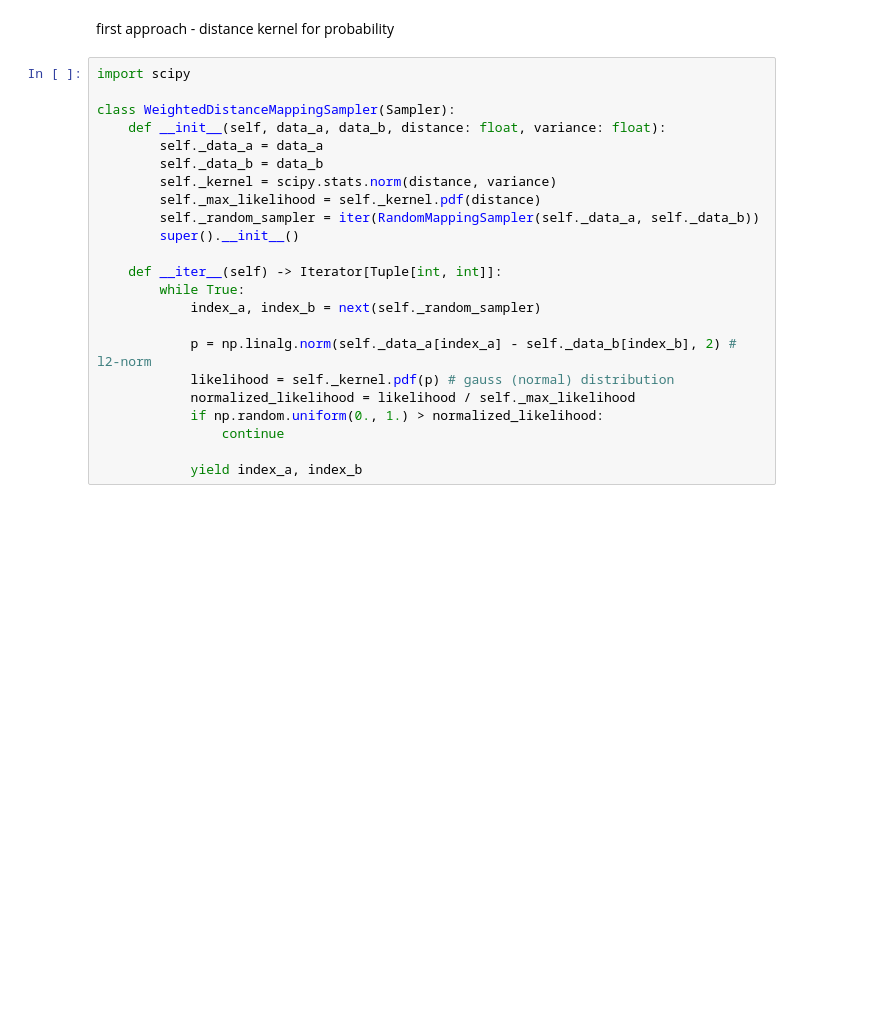
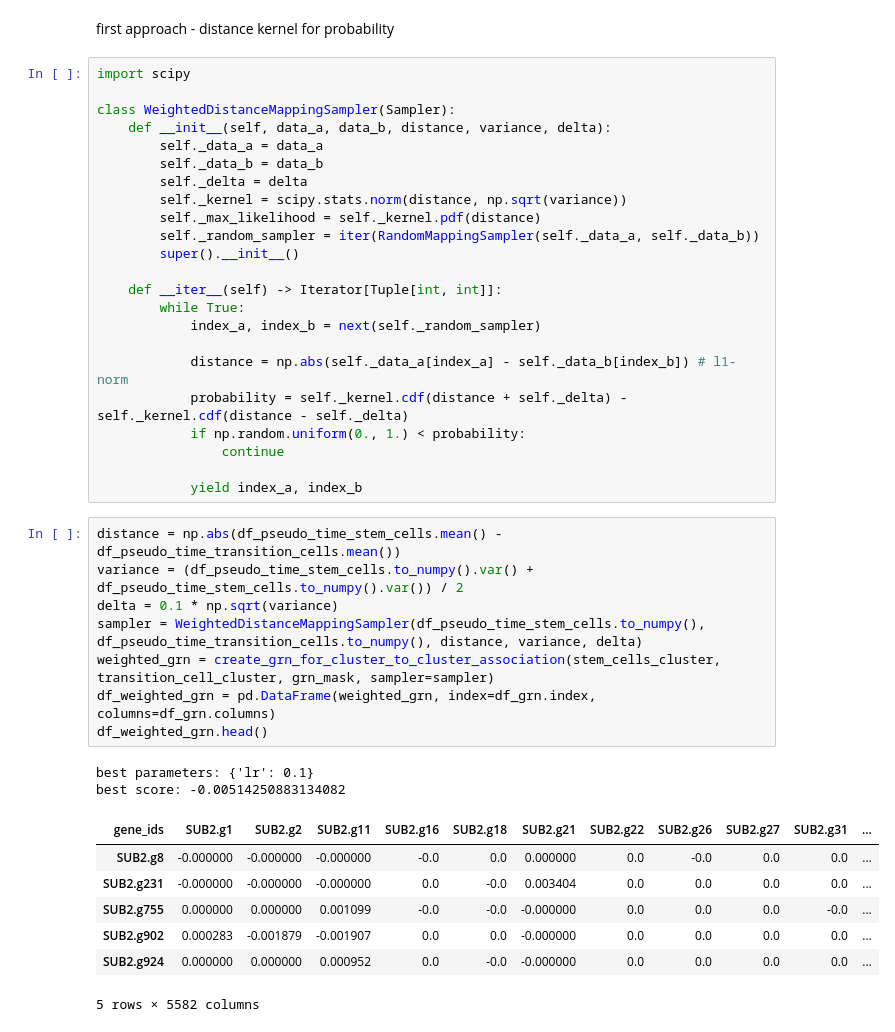
Before and after one commit to DavidWild02/BachelorThesis-ML-Gene-Interactions, a Jupyter notebook: GRNbetweenCellTypes.ipynb, the cells around one changed output. Drawn from its saved outputs; the diff is of its cells as text; blank space fills up the shorter version.

```diff
--- a/GRNbetweenCellTypes.ipynb
+++ b/GRNbetweenCellTypes.ipynb
@@ -278,10 +287,11 @@ first approach - distance kernel for probability
 import scipy
 
 class WeightedDistanceMappingSampler(Sampler):
-    def __init__(self, data_a, data_b, distance: float, variance: float):
+    def __init__(self, data_a, data_b, distance, variance, delta):
         self._data_a = data_a
         self._data_b = data_b
-        self._kernel = scipy.stats.norm(distance, variance)
+        self._delta = delta
+        self._kernel = scipy.stats.norm(distance, np.sqrt(variance))
         self._max_likelihood = self._kernel.pdf(distance)
         self._random_sampler = iter(RandomMappingSampler(self._data_a, self._data_b))
         super().__init__()
@@ -290,10 +300,27 @@ class WeightedDistanceMappingSampler(Sampler):
         while True:
             index_a, index_b = next(self._random_sampler)
 
-            p = np.linalg.norm(self._data_a[index_a] - self._data_b[index_b], 2) # l2-norm
-            likelihood = self._kernel.pdf(p) # gauss (normal) distribution
-            normalized_likelihood = likelihood / self._max_likelihood
-            if np.random.uniform(0., 1.) > normalized_likelihood:
+            distance = np.abs(self._data_a[index_a] - self._data_b[index_b]) # l1-norm
+            probability = self._kernel.cdf(distance + self._delta) - self._kernel.cdf(distance - self._delta)
+            if np.random.uniform(0., 1.) < probability:
                 continue
 
             yield index_a, index_b
+# %%
+distance = np.abs(df_pseudo_time_stem_cells.mean() - df_pseudo_time_transition_cells.mean())
+variance = (df_pseudo_time_stem_cells.to_numpy().var() + df_pseudo_time_stem_cells.to_numpy().var()) / 2
+delta = 0.1 * np.sqrt(variance)
+sampler = WeightedDistanceMappingSampler(df_pseudo_time_stem_cells.to_numpy(), df_pseudo_time_transition_cells.to_numpy(), distance, variance, delta)
+weighted_grn = create_grn_for_cluster_to_cluster_association(stem_cells_cluster, transition_cell_cluster, grn_mask, sampler=sampler)
+df_weighted_grn = pd.DataFrame(weighted_grn, index=df_grn.index, columns=df_grn.columns)
+df_weighted_grn.head()
+# %% [output]
+best parameters: {'lr': 0.1}
+best score: -0.00514250883134082
+| gene_ids | SUB2.g1 | SUB2.g2 | SUB2.g11 | SUB2.g16 | SUB2.g18 | SUB2.g21 | SUB2.g22 | SUB2.g26 | SUB2.g27 | SUB2.g31 | ... |
+| SUB2.g8 | -0.000000 | -0.000000 | -0.000000 | -0.0 | 0.0 | 0.000000 | 0.0 | -0.0 | 0.0 | 0.0 | ... |
+| SUB2.g231 | -0.000000 | -0.000000 | -0.000000 | 0.0 | -0.0 | 0.003404 | 0.0 | 0.0 | 0.0 | 0.0 | ... |
+| SUB2.g755 | 0.000000 | 0.000000 | 0.001099 | -0.0 | -0.0 | -0.000000 | 0.0 | 0.0 | 0.0 | -0.0 | ... |
+| SUB2.g902 | 0.000283 | -0.001879 | -0.001907 | 0.0 | 0.0 | -0.000000 | 0.0 | 0.0 | 0.0 | 0.0 | ... |
+| SUB2.g924 | 0.000000 | 0.000000 | 0.000952 | 0.0 | -0.0 | -0.000000 | 0.0 | 0.0 | 0.0 | 0.0 | ... |
+5 rows × 5582 columns
```
Also changed, not shown: parts of 7 cells of this notebook, 1 other file.
